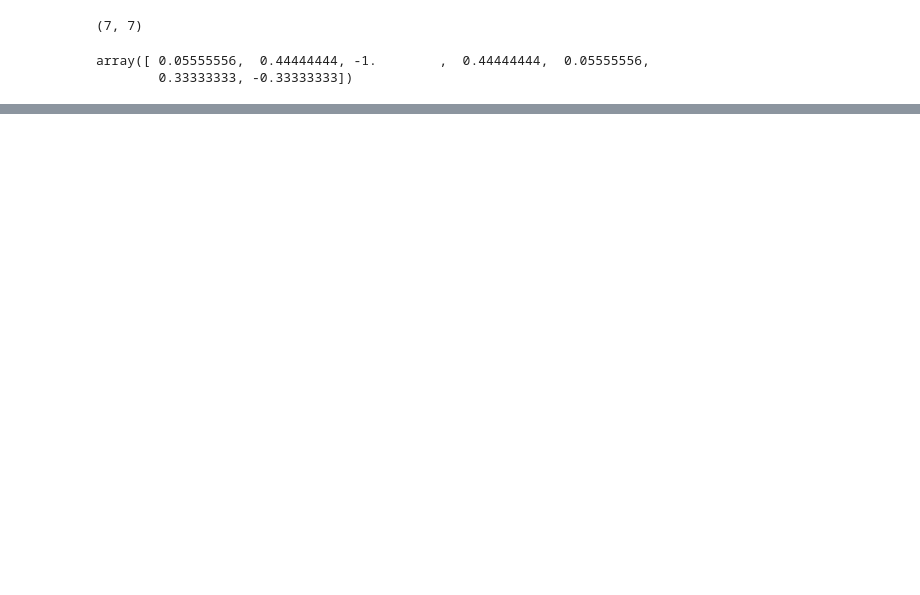
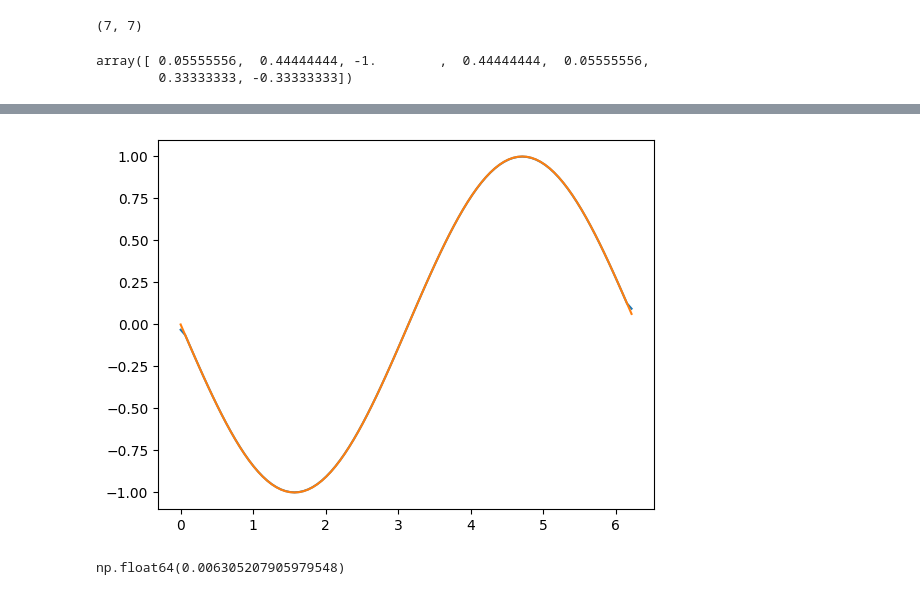
Before and after one commit to kz2wd/flow-diffuse, a Jupyter notebook: deriv_scheme_6th_order.ipynb, the cells around one changed output, grey strips where cells are left out. Saved outputs shown, nothing was run; the diff lists cells and outputs as text; code cells hidden in the pictures; blank space fills up the shorter version.

```diff
--- a/deriv_scheme_6th_order.ipynb
+++ b/deriv_scheme_6th_order.ipynb
@@ -41,0 +43,10 @@ array([ 5.55555556e-02,  4.44444444e-01, -1.00000000e+00,  4.44444444e-01,
+# %%
+d = 2 * np.pi
+res = 100
+x = np.linspace(0, d, res, endpoint=False)
+# %%
+plt.plot(x, np.gradient(np.cos(x), d / (res)))
+plt.plot(x, -np.sin(x))
+plt.show()
+# %% [output]
+[figure, added]
@@ -41,0 +59,4 @@ array([ 5.55555556e-02,  4.44444444e-01, -1.00000000e+00,  4.44444444e-01,
+# %%
+rel_rmse(np.gradient(np.cos(x), d / res), -np.sin(x))
+# %% [output]
+np.float64(0.006305207905979548)
```
Also changed, not shown: parts of 18 cells of this notebook.
